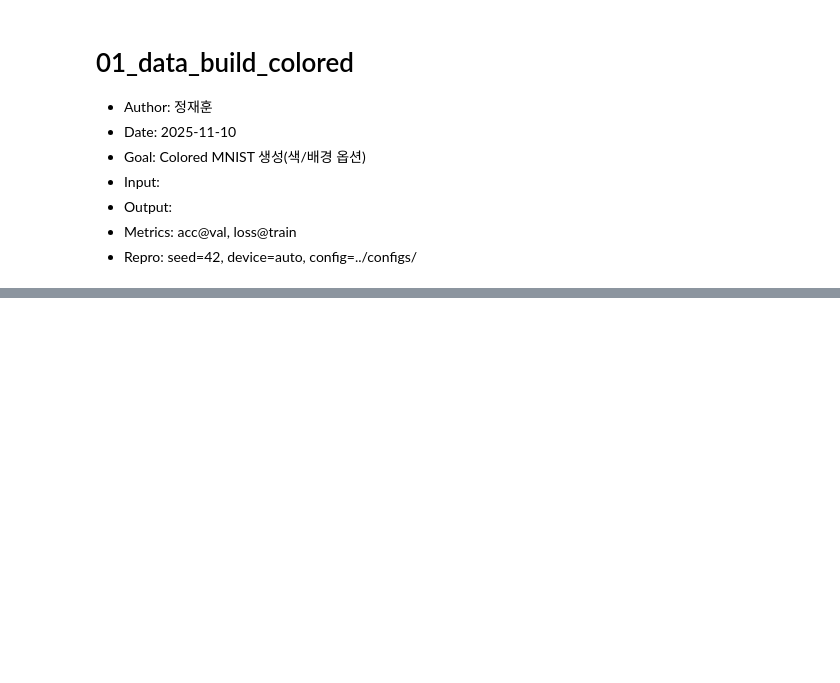
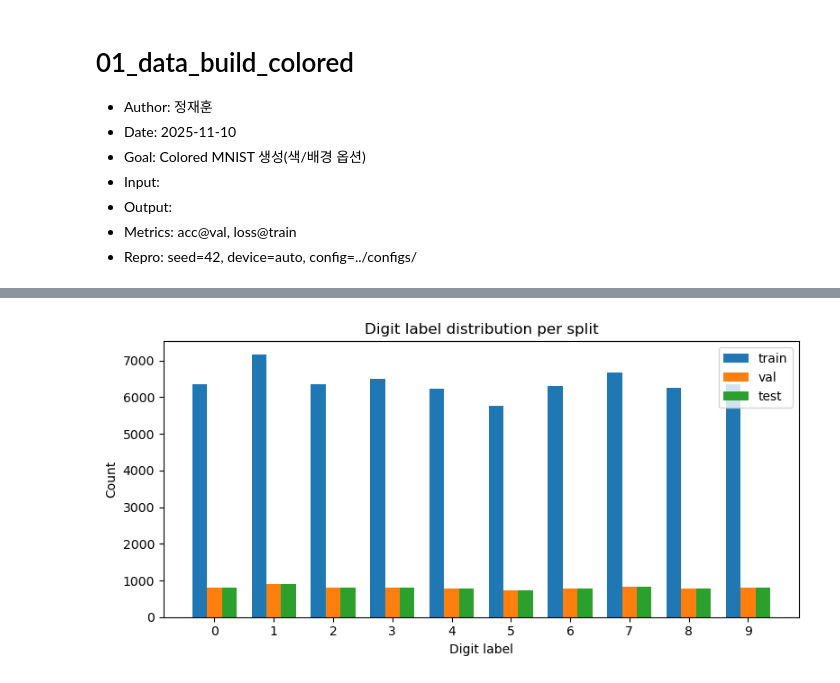
Before and after one commit to ML-SSU-2025/colored-mnist-classification, a Jupyter notebook: notebooks/01_preprocessing_colored_mnist.ipynb, the cells around one changed output, grey strips where cells are left out. Drawn from its saved outputs; the diff is of its cells as text; code cells hidden in the pictures; blank space fills up the shorter version.

```diff
--- a/notebooks/01_preprocessing_colored_mnist.ipynb
+++ b/notebooks/01_preprocessing_colored_mnist.ipynb
@@ -863,0 +805,95 @@ show_colored_samples(X_train_rgb, y_digit_train, y_fg_train, y_bg_train, y_sourc
+# %%
+# ==========================================
+# Cell 10. 8:1:1 train/val/test split (digit stratified)
+# ==========================================
+N_total = X_color_80k_u8.shape[0]
+indices_all = np.arange(N_total)
+
+# 1) train (80%) vs temp (20%)
+train_idx, temp_idx = train_test_split(
+    indices_all,
+    test_size=0.2,
+    random_state=RANDOM_SEED,
+    stratify=y_digit_80k,
+)
+
+# 2) temp -> val/test (10%/10%)
+y_temp = y_digit_80k[temp_idx]
+val_idx, test_idx = train_test_split(
+    temp_idx,
+    test_size=0.5,
+    random_state=RANDOM_SEED,
+    stratify=y_temp,
+)
+
+print("\n[INFO] Split sizes:")
+print("  train:", len(train_idx))
+print("  val  :", len(val_idx))
+print("  test :", len(test_idx))
+
+
+def split_arrays(indices, X_color_u8, y_digit, y_fg, y_bg):
+    """
+    Slice dataset by indices and flatten images to (N, 2352).
+    """
+    X = X_color_u8[indices]             # (N, 28, 28, 3)
+    X_flat = X.reshape(X.shape[0], -1)  # (N, 2352)
+    yd = y_digit[indices]
+    yfg = y_fg[indices]
+    ybg = y_bg[indices]
+    return X_flat.astype(np.float32), yd, yfg, ybg
+
+
+X_train, y_digit_train, y_fg_train, y_bg_train = split_arrays(
+    train_idx, X_color_80k_u8, y_digit_80k, y_fg_80k, y_bg_80k
+)
+X_val, y_digit_val, y_fg_val, y_bg_val = split_arrays(
+    val_idx, X_color_80k_u8, y_digit_80k, y_fg_80k, y_bg_80k
+)
+X_test, y_digit_test, y_fg_test, y_bg_test = split_arrays(
+    test_idx, X_color_80k_u8, y_digit_80k, y_fg_80k, y_bg_80k
+)
+
+print("\n[INFO] Flattened shapes:")
+print("  X_train:", X_train.shape, X_train.dtype)
+print("  X_val  :", X_val.shape, X_val.dtype)
+print("  X_test :", X_test.shape, X_test.dtype)
+print("  y_digit_train:", y_digit_train.shape)
+print("  y_fg_train   :", y_fg_train.shape)
+print("  y_bg_train   :", y_bg_train.shape)
+
+# EDA: check digit label distribution per split
+def print_split_label_distribution(name, y):
+    counts = pd.Series(y).value_counts().sort_index()
+    print(f"\n[EDA] Label distribution - {name}")
+    print(counts)
+    return counts
+
+train_counts = print_split_label_distribution("train", y_digit_train)
+val_counts = print_split_label_distribution("val", y_digit_val)
+test_counts = print_split_label_distribution("test", y_digit_test)
+
+# Simple bar plot to compare distributions (train/val/test)
+df_dist = pd.DataFrame({
+    "digit": train_counts.index,
+    "train": train_counts.values,
+    "val":   val_counts.values,
+    "test":  test_counts.values,
+})
+
+plt.figure(figsize=(8, 4))
+width = 0.25
+x = np.arange(len(df_dist["digit"]))
+
+plt.bar(x - width, df_dist["train"], width=width, label="train")
+plt.bar(x,         df_dist["val"],   width=width, label="val")
+plt.bar(x + width, df_dist["test"],  width=width, label="test")
+
+plt.xticks(x, df_dist["digit"])
+plt.xlabel("Digit label")
+plt.ylabel("Count")
+plt.title("Digit label distribution per split")
+plt.legend()
+plt.tight_layout()
+plt.show()
+# %% [output]
@@ -864 +917,2 @@ show_colored_samples(X_train_rgb, y_digit_train, y_fg_train, y_bg_train, y_sourc
+[figure, added]
 # %%
```
Also changed, not shown: parts of 25 cells of this notebook, 2 other files.
